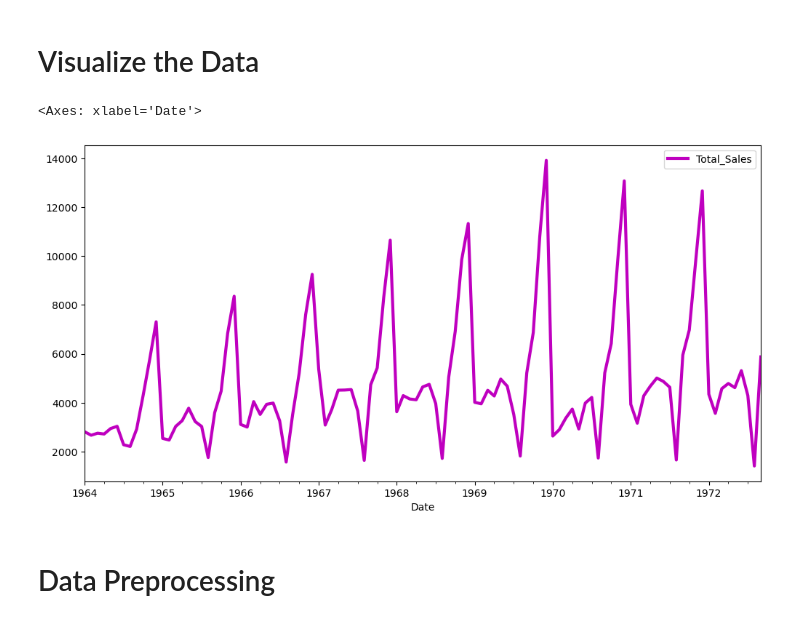
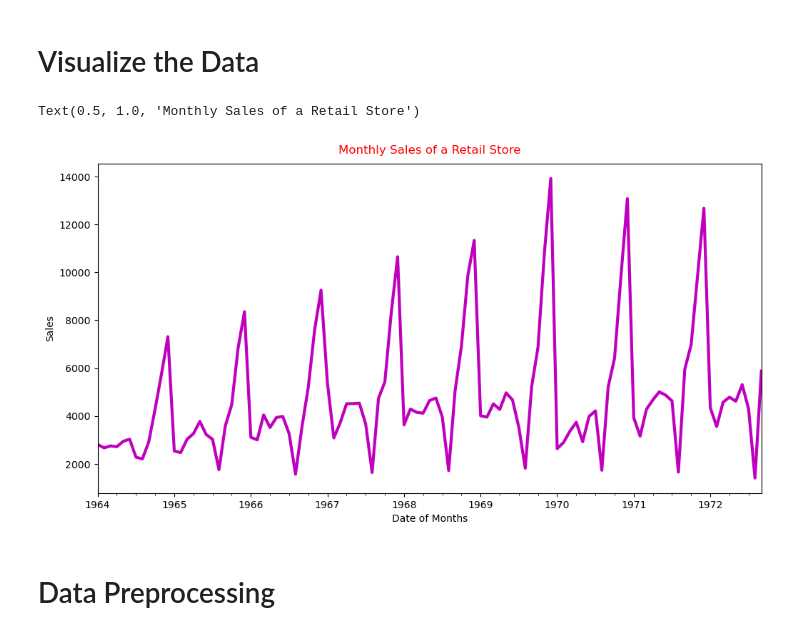
Before and after one commit to Bikas0/Sales-of-a-Retail-Store, a Jupyter notebook: Business Automation Ltd. Interview Skill Test/Predicting Monthly Sales for a Retail Stores.ipynb, the cells around one changed output. Drawn from its saved outputs; the diff is of its cells as text; code cells hidden in the pictures.

```diff
--- a/Business Automation Ltd. Interview Skill Test/Predicting Monthly Sales for a Retail Stores.ipynb
+++ b/Business Automation Ltd. Interview Skill Test/Predicting Monthly Sales for a Retail Stores.ipynb
@@ -88,10 +139,13 @@ dataset.describe()
 # %% [markdown]
 # Visualize the Data
 # %%
-dataset.plot(c = 'm', linewidth=3, figsize=(12,6))
+dataset["Total_Sales"].plot(c = 'm', linewidth=3, figsize=(12,6))
+plt.ylabel("Sales")
+plt.xlabel("Date of Months")
+plt.title("Monthly Sales of a Retail Store", pad = 10, c = 'r')
 # %% [output]
-<Axes: xlabel='Date'>
+Text(0.5, 1.0, 'Monthly Sales of a Retail Store')
-[figure, old version]
+[figure, new version]
 # %% [markdown]
 # Data Preprocessing
 # %% [markdown]
```
Also changed, not shown: parts of 55 cells of this notebook.
